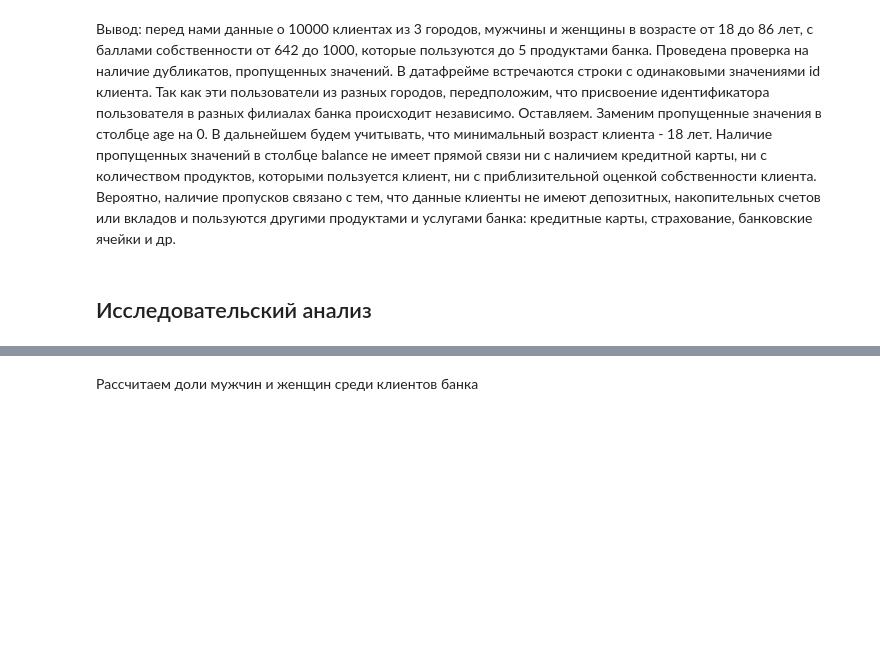
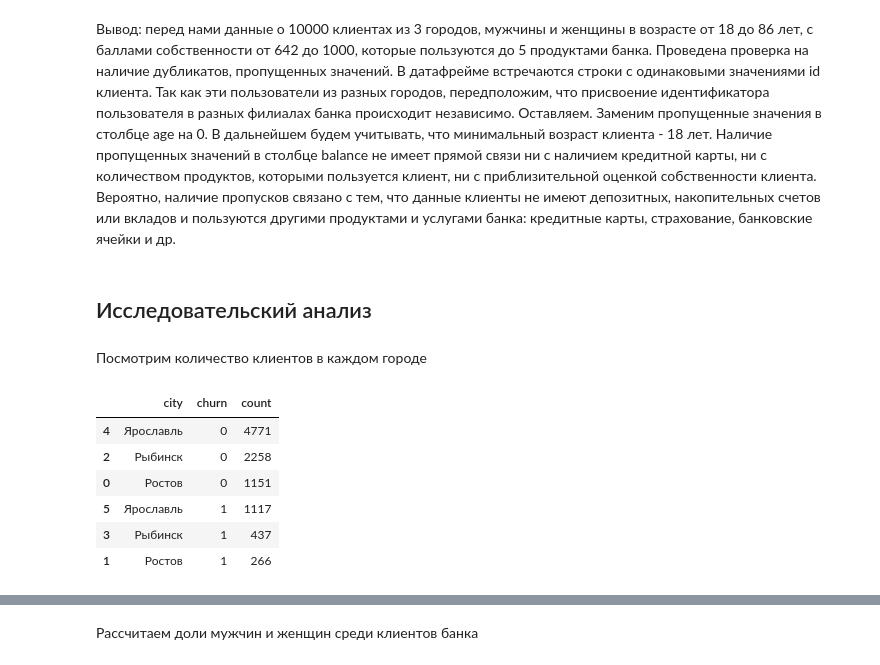
Before and after one commit to analyst-plv/bank, a Jupyter notebook: bank_scrooge.ipynb, the cells around one changed output, grey strips where cells are left out. Drawn from its saved outputs; the diff is of its cells as text; code cells hidden in the pictures; blank space fills up the shorter version.

```diff
--- a/bank_scrooge.ipynb
+++ b/bank_scrooge.ipynb
@@ -217,3 +209,19 @@ memory usage: 1.3+ MB
 Наличие пропущенных значений в столбце balance не имеет прямой связи ни с наличием кредитной карты, ни с количеством продуктов, которыми пользуется клиент, ни с приблизительной оценкой собственности клиента. Вероятно, наличие пропусков связано с тем, что данные клиенты не имеют депозитных, накопительных счетов или вкладов и пользуются другими продуктами и услугами банка: кредитные карты, страхование, банковские ячейки и др.
 # %% [markdown]
 ## Исследовательский анализ
+# %% [markdown]
+Посмотрим количество клиентов в каждом городе
+# %%
+df_city=df.groupby(['city','churn'])['user_id'].count()
+df_city=df_city.reset_index()
+df_city.columns=['city','churn','count']
+df_city=df_city.sort_values('count',ascending=False)
+df_city
+# %% [output]
+|  | city | churn | count |
+| 4 | Ярославль | 0 | 4771 |
+| 2 | Рыбинск | 0 | 2258 |
+| 0 | Ростов | 0 | 1151 |
+| 5 | Ярославль | 1 | 1117 |
+| 3 | Рыбинск | 1 | 437 |
+| 1 | Ростов | 1 | 266 |
```
Also changed, not shown: parts of 22 cells of this notebook, 1 other file.
